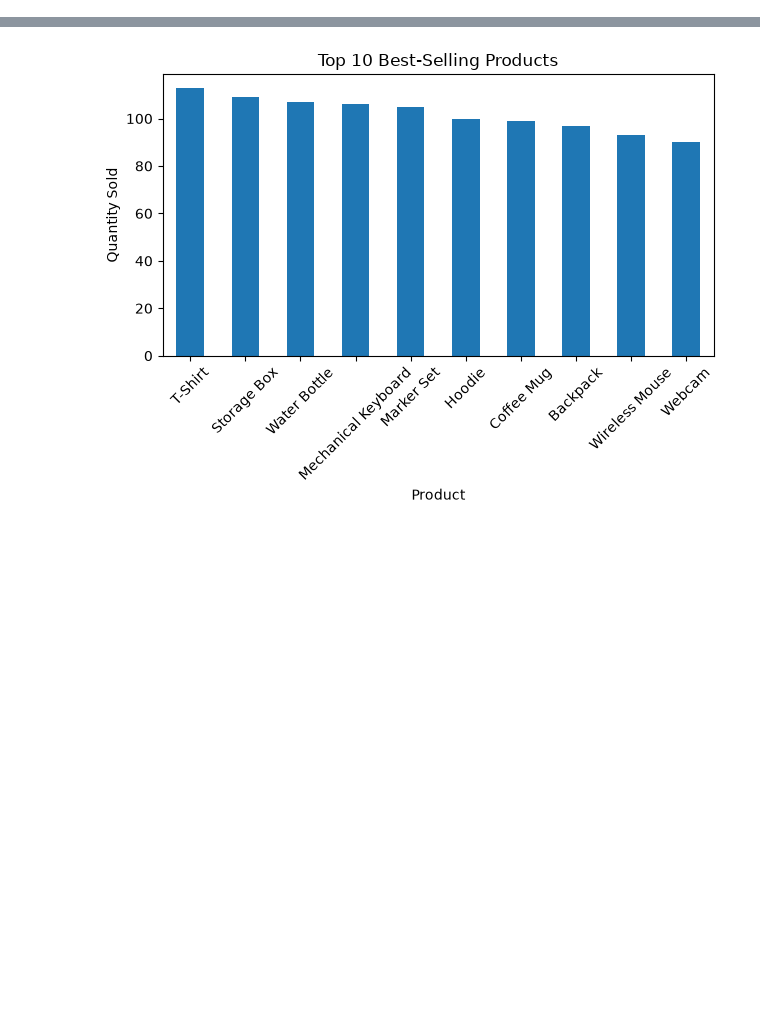
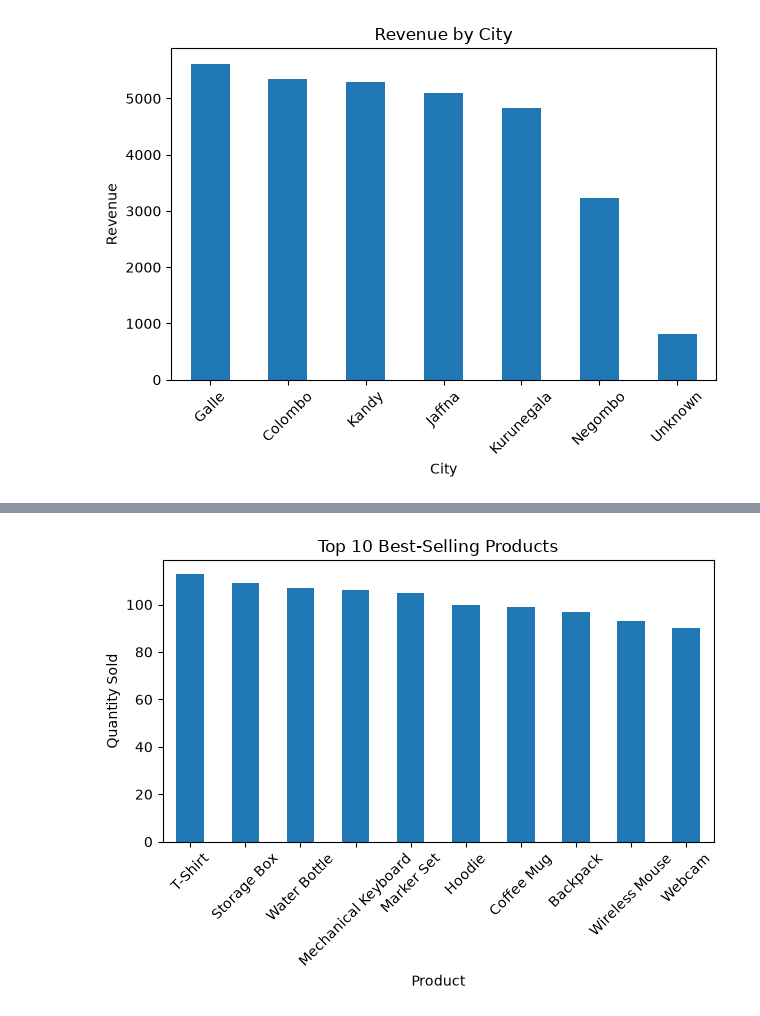
Before and after one commit to Kavishka200308/ecommerce-sales-analytics, a Jupyter notebook: notebooks/02_exploratory_data_analysis.ipynb, the cells around one changed output, grey strips where cells are left out. Saved outputs shown, nothing was run; the diff lists cells and outputs as text; code cells hidden in the pictures; blank space fills up the shorter version.

```diff
--- a/notebooks/02_exploratory_data_analysis.ipynb
+++ b/notebooks/02_exploratory_data_analysis.ipynb
@@ -0,0 +76,13 @@
+# %%
+city_sales.plot(
+    kind="bar",
+    title="Revenue by City",
+    xlabel="City",
+    ylabel="Revenue"
+)
+
+plt.xticks(rotation=45)
+plt.tight_layout()
+plt.show()
+# %% [output]
+[figure, added]
```
Also changed, not shown: parts of 8 cells of this notebook.
